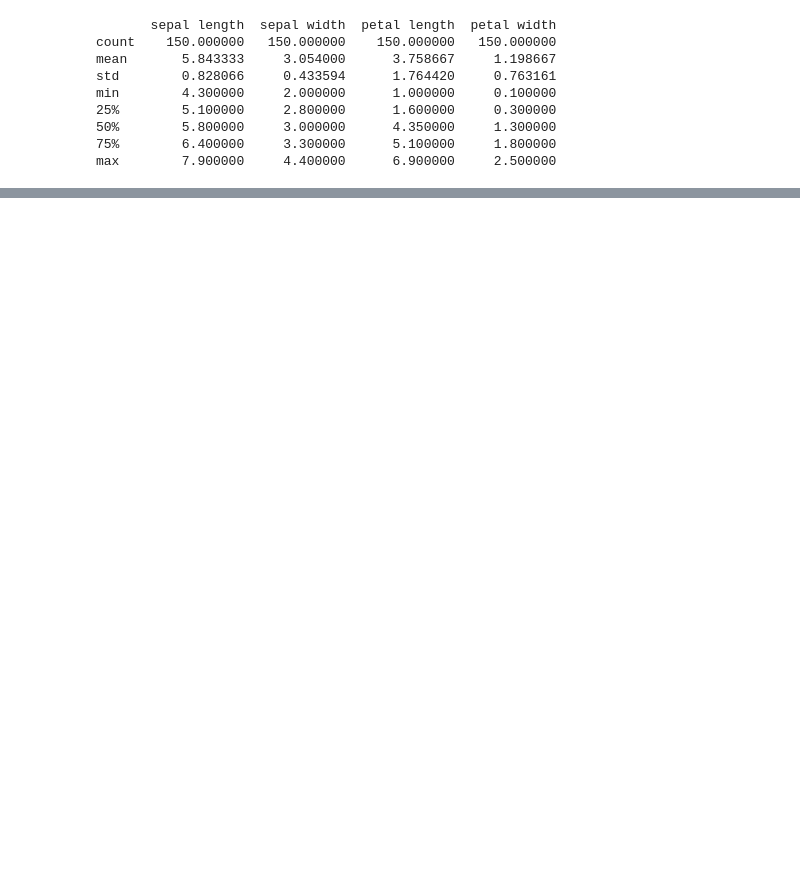
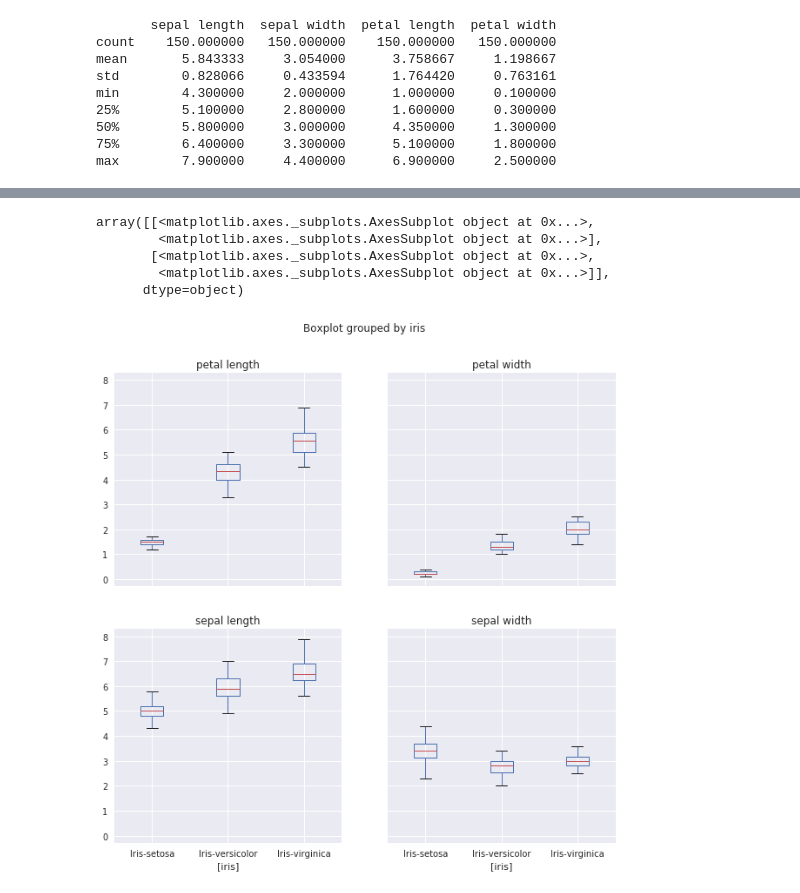
Before and after one commit to mcelwee/AI4ALL-Geospatial-Analysis, a Jupyter notebook: Exploratory Data Analysis (EDA) Notebook.ipynb, the cells around one changed output, grey strips where cells are left out. Drawn from its saved outputs; the diff is of its cells as text; code cells hidden in the pictures; blank space fills up the shorter version.

```diff
--- a/Exploratory Data Analysis (EDA) Notebook.ipynb
+++ b/Exploratory Data Analysis (EDA) Notebook.ipynb
@@ -56,0 +92,10 @@ sns.pairplot(dataset, hue="iris")
+# %%
+# boxplot on each feature split out by species
+dataset.boxplot(by="iris",figsize=(10,10))
+# %% [output]
+array([[<matplotlib.axes._subplots.AxesSubplot object at 0x...>,
+        <matplotlib.axes._subplots.AxesSubplot object at 0x...>],
+       [<matplotlib.axes._subplots.AxesSubplot object at 0x...>,
+        <matplotlib.axes._subplots.AxesSubplot object at 0x...>]],
+      dtype=object)
+[figure, added]
```
Also changed, not shown: parts of 22 cells of this notebook.
